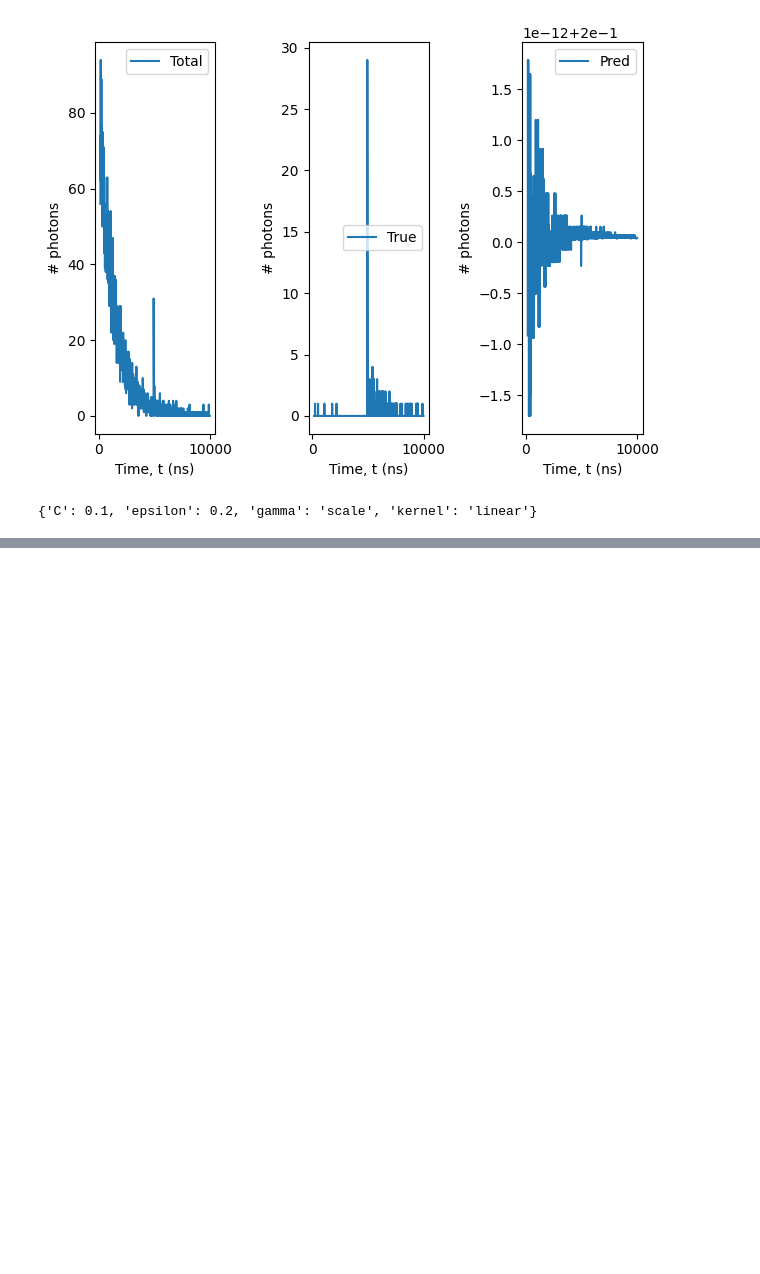
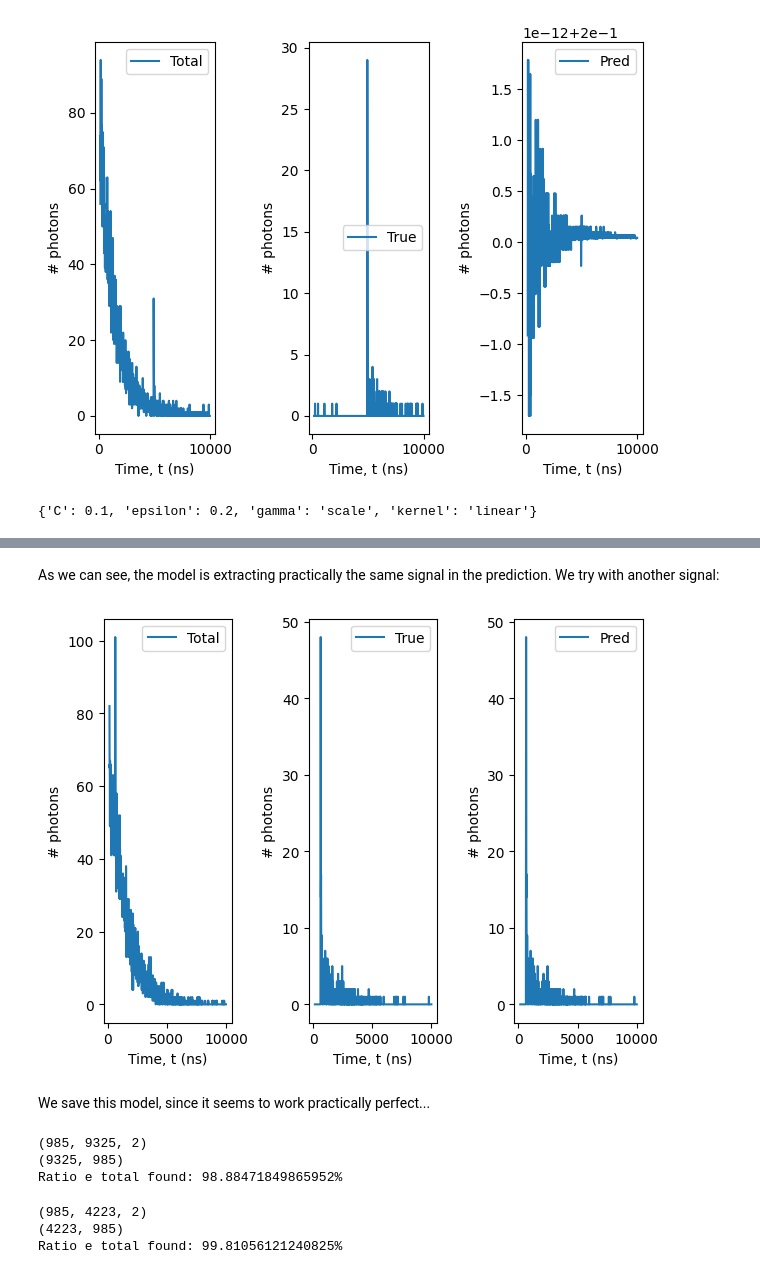
Before and after one commit to JaviGamero/LArTPC_Calibration, a Jupyter notebook: scripts/python/signalDecompose/ML_Algorithms.ipynb, the cells around one changed output, grey strips where cells are left out. Drawn from its saved outputs; the diff is of its cells as text; code cells hidden in the pictures; blank space fills up the shorter version.

```diff
--- a/scripts/python/signalDecompose/ML_Algorithms.ipynb
+++ b/scripts/python/signalDecompose/ML_Algorithms.ipynb
@@ -389,0 +453,18 @@ capable of obtaining good results even in the trained data.
+# %% [markdown]
+As we can see, the model is extracting practically the same signal in the
+prediction. We try with another signal:
+# %%
+i = 120
+best_svm = SVR(kernel='linear', C=1, degree=2, epsilon=0.0001)
+Xexample_test = np.array([signals.iloc[i, t_idx].values, mu_signals.iloc[i, t_idx].values]).T
+yexample_test = np.array(e_signals.iloc[i, t_idx].values).reshape(-1)
+
+best_svm.fit(Xexample_train, yexample_train)
+y_pred = best_svm.predict(Xexample_test)
+
+v = [Xexample_test[:,0], yexample_test, y_pred]
+plotSignals(t, v, ['Total', 'True', 'Pred'], sep=True)
+# %% [output]
+[figure, added]
+# %% [markdown]
+We save this model, since it seems to work practically perfect...
@@ -389,0 +480,46 @@ capable of obtaining good results even in the trained data.
+# %%
+X = np.array([signals.iloc[:, t_idx].values,
+                   mu_signals.iloc[:, t_idx].values]).T
+Y = np.array(e_signals.iloc[:,t_idx].values)
+
+print(X.shape) # t, series, features
+print(Y.shape) # series, t
+
+e_found=0
+for j in range(X.shape[1]):
+    q = quality(t)
+
+    x_test = X[:,j,:]
+    y_test = Y[j,:].reshape(-1)
+    y_pred = best_svm.predict(x_test)
+
+    if q._score_efound(y_test, y_pred): e_found+=1
+
+print('Ratio e total found: {0}%'.format(e_found / Y.shape[0] * 100))
+# %% [output]
+(985, 9325, 2)
+(9325, 985)
+Ratio e total found: 98.88471849865952%
+# %%
+X = np.array([signals.loc[e_idxs, t_idx].values,
+                   mu_signals.loc[e_idxs, t_idx].values]).T
+Y = np.array(e_signals.loc[e_idxs,t_idx].values)
+
+print(X.shape) # t, series, features
+print(Y.shape) # series, t
+
+e_found=0
+for j in range(X.shape[1]):
+    q = quality(t)
+
+    x_test = X[:,j,:]
+    y_test = Y[j,:].reshape(-1)
+    y_pred = best_svm.predict(x_test)
+
+    if q._score_efound(y_test, y_pred): e_found+=1
+
+print('Ratio e total found: {0}%'.format(e_found / Y.shape[0] * 100))
+# %% [output]
+(985, 4223, 2)
+(4223, 985)
+Ratio e total found: 99.81056121240825%
```
Also changed, not shown: parts of 33 cells of this notebook, 1 other file.
